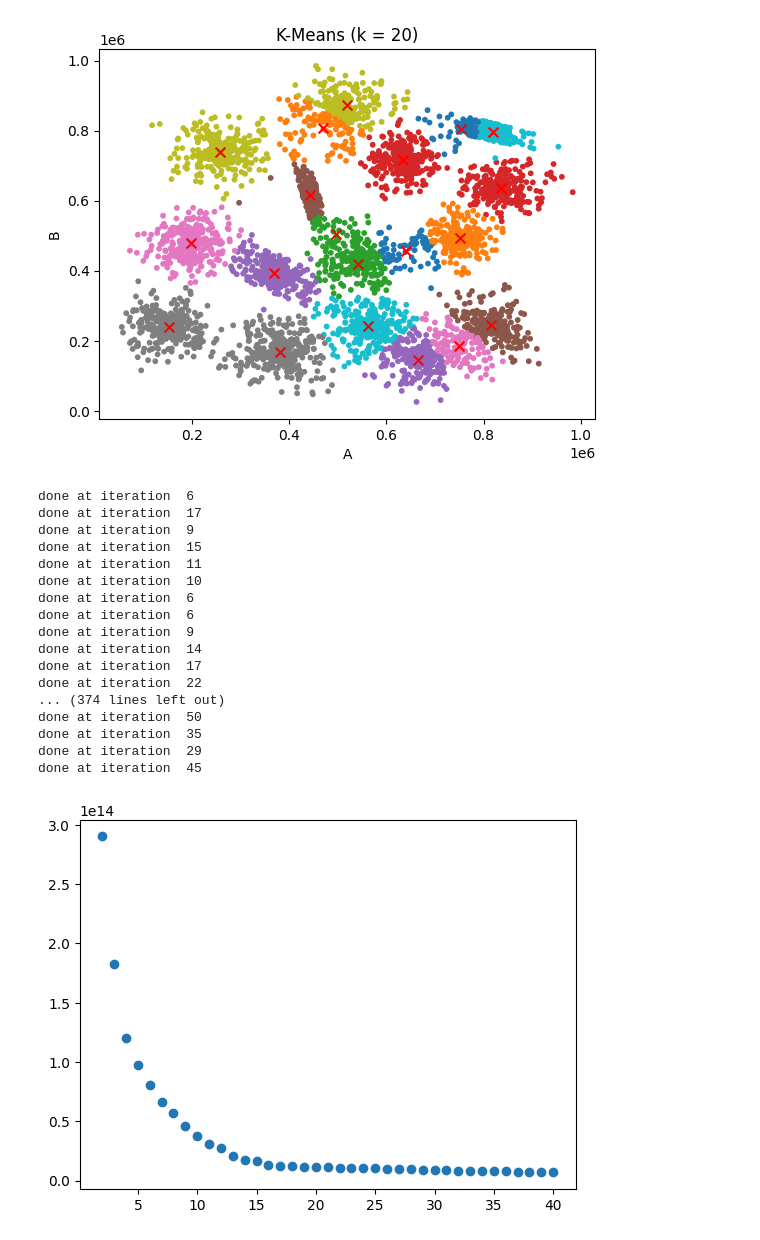
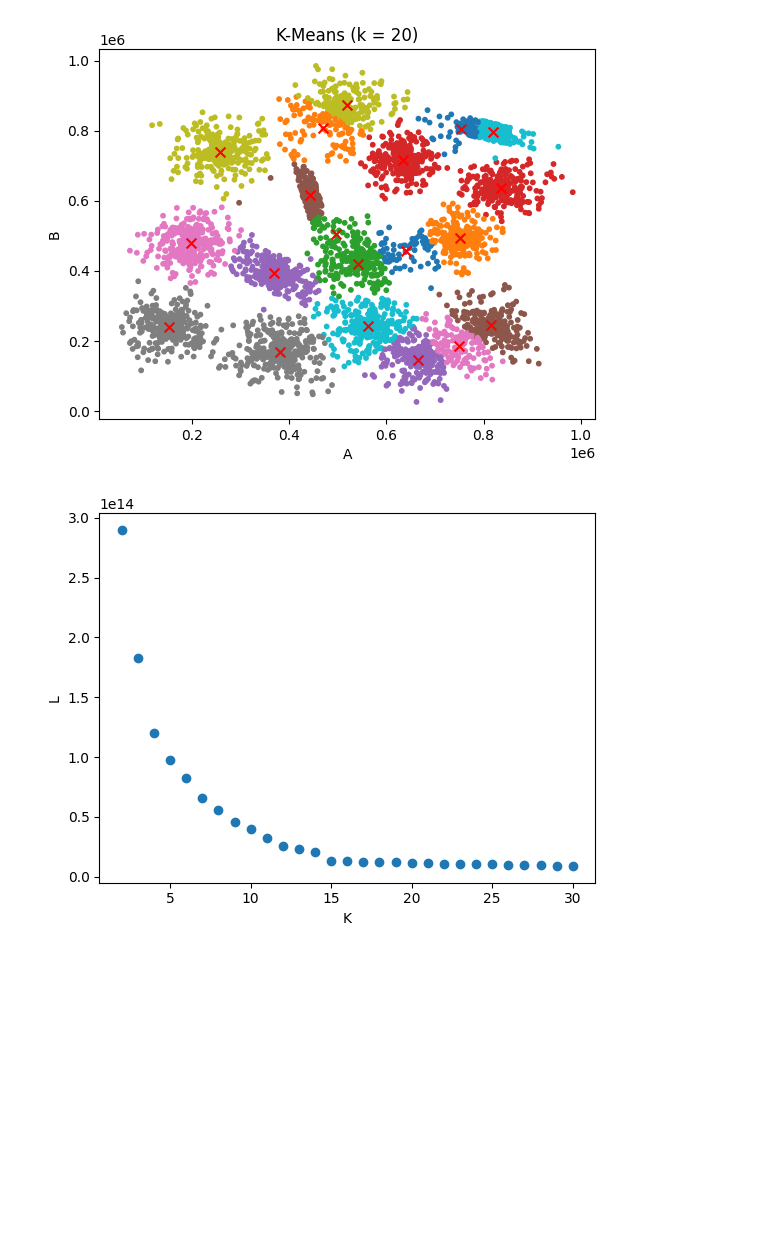
Before and after one commit to NazaGonella/TP04-machine-learning, a Jupyter notebook: Gonella_Nazareno_Notebook_TP4.ipynb, the cells around one changed output. Saved outputs shown, nothing was run; the diff lists cells and outputs as text; code cells hidden in the pictures; blank space fills up the shorter version.

```diff
--- a/Gonella_Nazareno_Notebook_TP4.ipynb
+++ b/Gonella_Nazareno_Notebook_TP4.ipynb
@@ -65,31 +65,17 @@ k_means_01.plot_clusters_2d()
 # %% [output]
 [figure]
 # %%
-k_max : int = 40
-k_means_variable : models.KMeans
+k_max : int = 30
+k_model : models.KMeans
 losses_k : list[float] = []
+valores_k : list[int] = list(range(2, k_max+1))
 for k in range(2, k_max + 1):
-    k_means_variable = models.KMeans(X, k)
-    k_means_variable.fit_centroids(runs=30)
-    losses_k.append(k_means_variable.calculate_distance_squared_error())
+    k_model = models.KMeans(X, k)
+    k_model.fit_centroids(runs=5)
+    losses_k.append(k_model.calculate_distance_squared_error())
 plt.scatter(range(2, k_max+1), losses_k)
+plt.xlabel("K")
+plt.ylabel("L")
 plt.show()
 # %% [output]
-done at iteration  6
-done at iteration  17
-done at iteration  9
-done at iteration  15
-done at iteration  11
-done at iteration  10
-done at iteration  6
-done at iteration  6
-done at iteration  9
-done at iteration  14
-done at iteration  17
-done at iteration  22
-... (374 lines left out)
-done at iteration  50
-done at iteration  35
-done at iteration  29
-done at iteration  45
-[figure, old version]
+[figure, new version]
```
Also changed, not shown: parts of 2 cells of this notebook, 2 other files.
